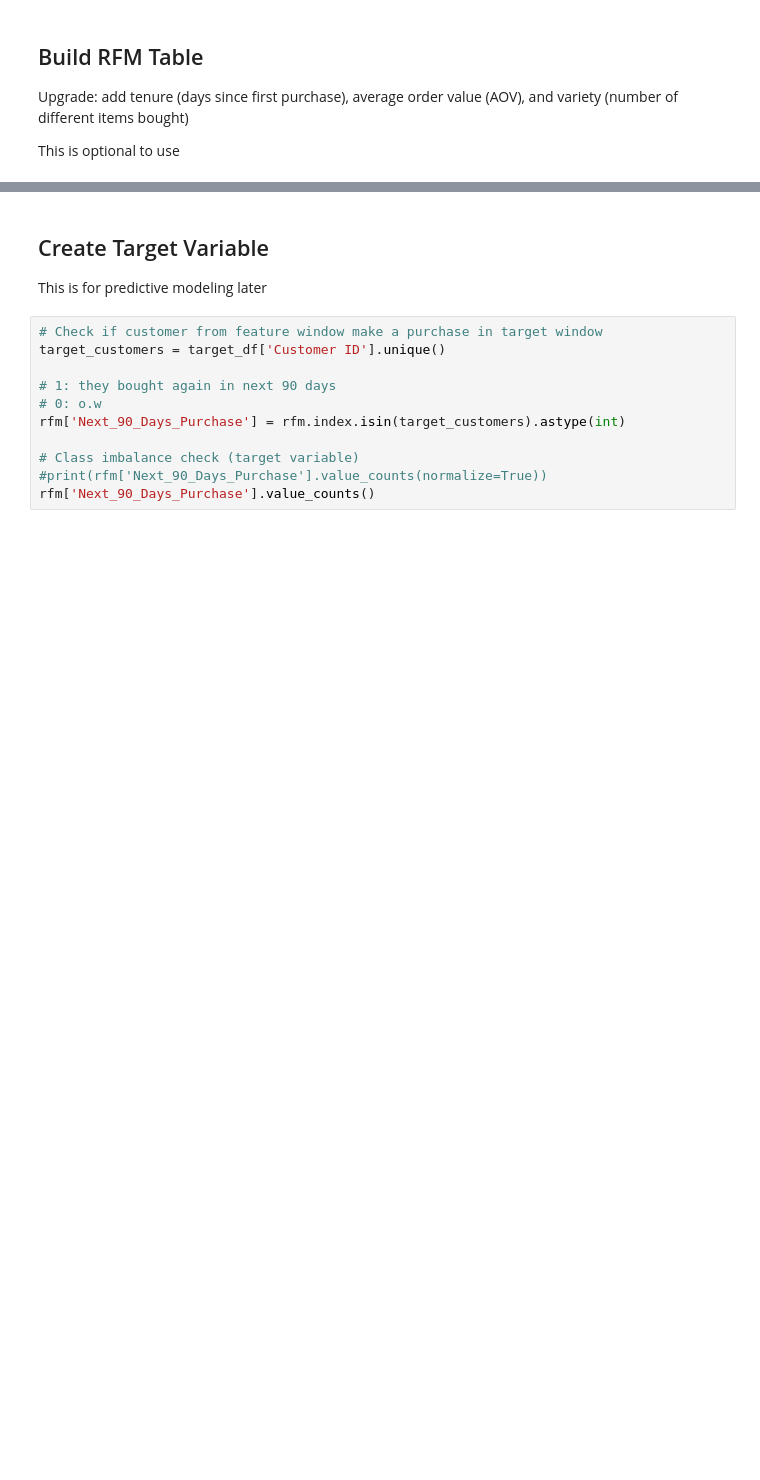
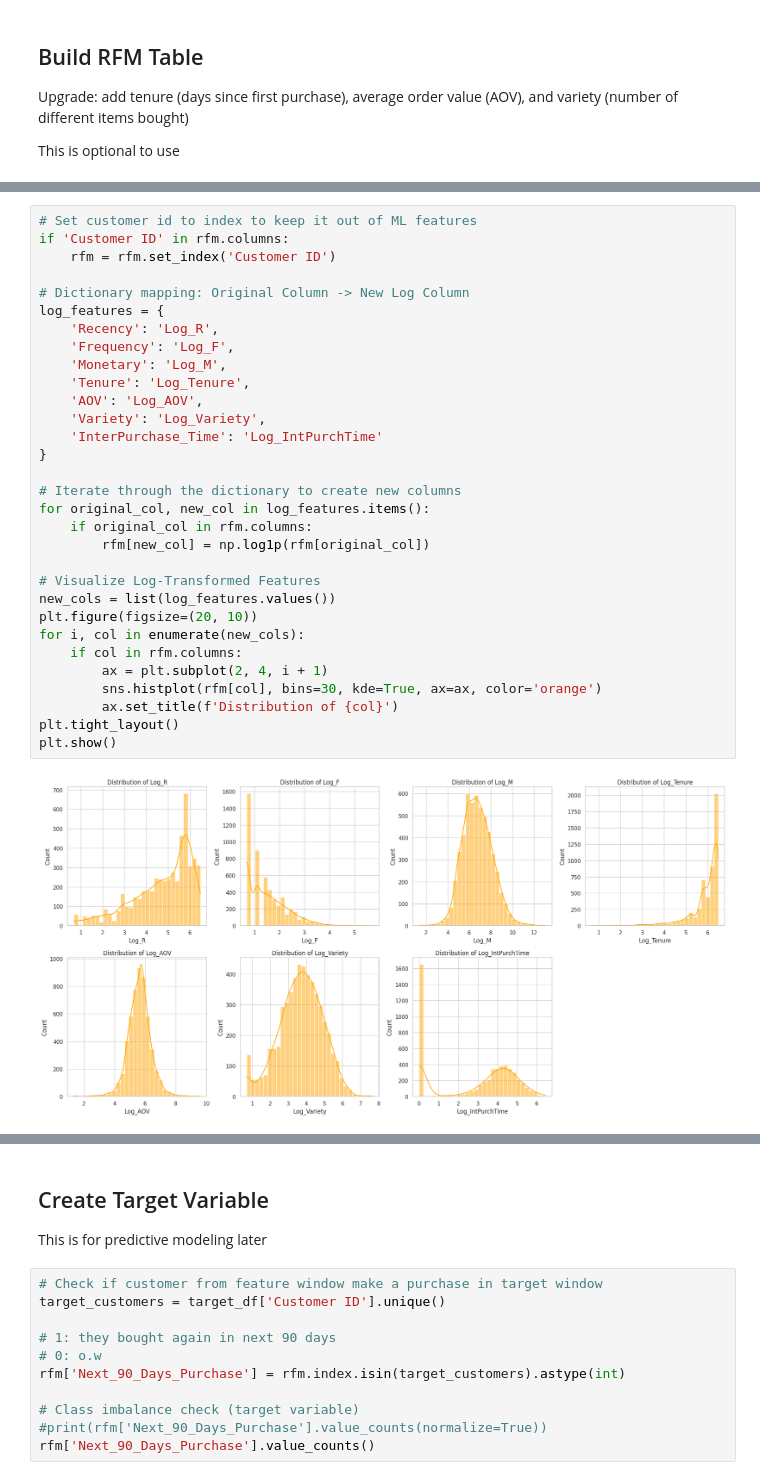
Before and after one commit to xquynhtrinh/STA_141C_Final_Project, a Jupyter notebook: EDA_and_Data_Cleaning.ipynb, the cells around one changed output, grey strips where cells are left out. Saved outputs shown, nothing was run; the diff lists cells and outputs as text; blank space fills up the shorter version.

```diff
--- a/EDA_and_Data_Cleaning.ipynb
+++ b/EDA_and_Data_Cleaning.ipynb
@@ -148,0 +158,33 @@ rfm.head()
+# %%
+# Set customer id to index to keep it out of ML features
+if 'Customer ID' in rfm.columns:
+    rfm = rfm.set_index('Customer ID')
+
+# Dictionary mapping: Original Column -> New Log Column
+log_features = {
+    'Recency': 'Log_R',
+    'Frequency': 'Log_F',
+    'Monetary': 'Log_M',
+    'Tenure': 'Log_Tenure',
+    'AOV': 'Log_AOV',
+    'Variety': 'Log_Variety',
+    'InterPurchase_Time': 'Log_IntPurchTime'
+}
+
+# Iterate through the dictionary to create new columns
+for original_col, new_col in log_features.items():
+    if original_col in rfm.columns:
+        rfm[new_col] = np.log1p(rfm[original_col])
+
+# Visualize Log-Transformed Features
+new_cols = list(log_features.values())
+plt.figure(figsize=(20, 10))
+for i, col in enumerate(new_cols):
+    if col in rfm.columns:
+        ax = plt.subplot(2, 4, i + 1)
+        sns.histplot(rfm[col], bins=30, kde=True, ax=ax, color='orange')
+        ax.set_title(f'Distribution of {col}')
+plt.tight_layout()
+plt.show()
+# %% [output]
+[figure, added]
```
Also changed, not shown: parts of 15 cells of this notebook.
